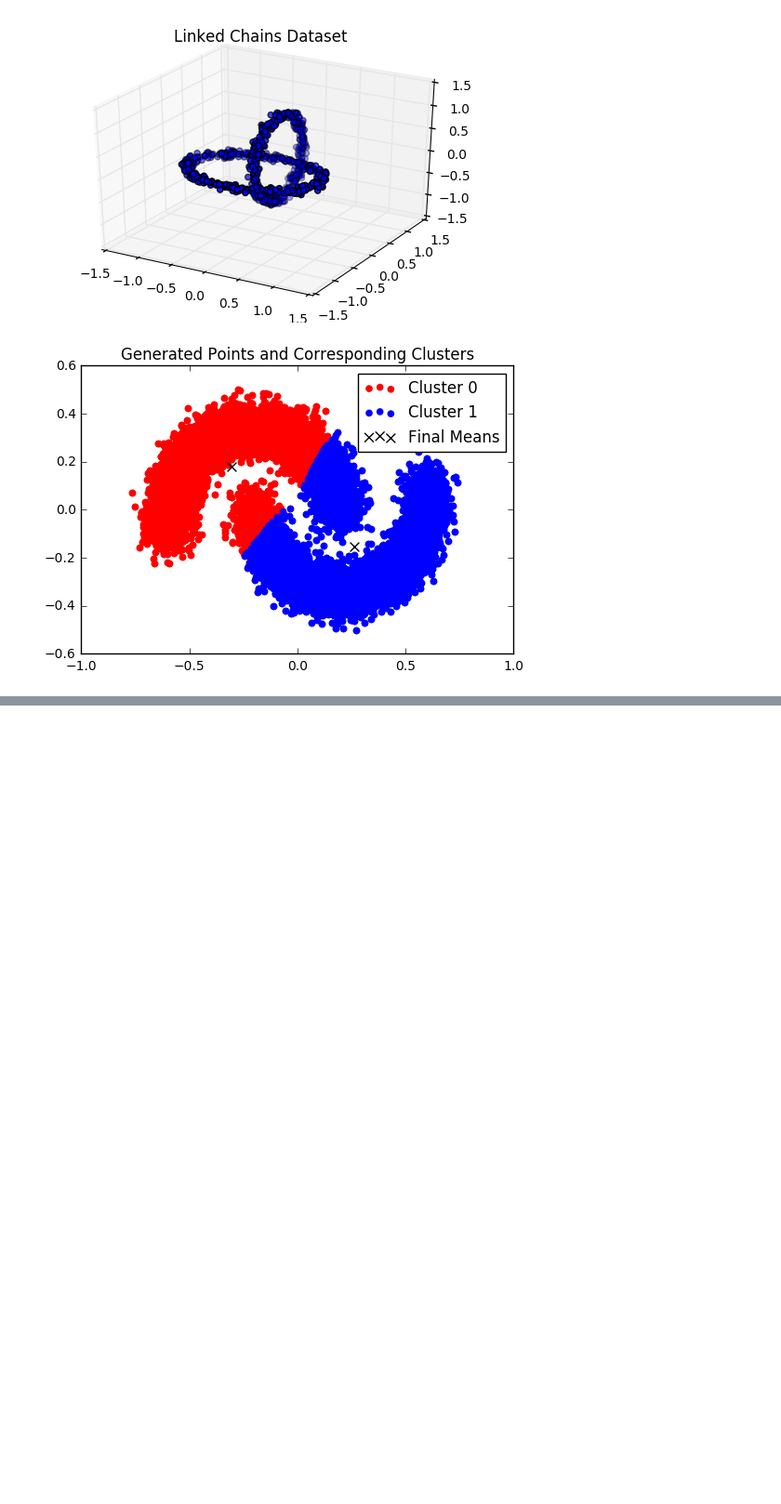
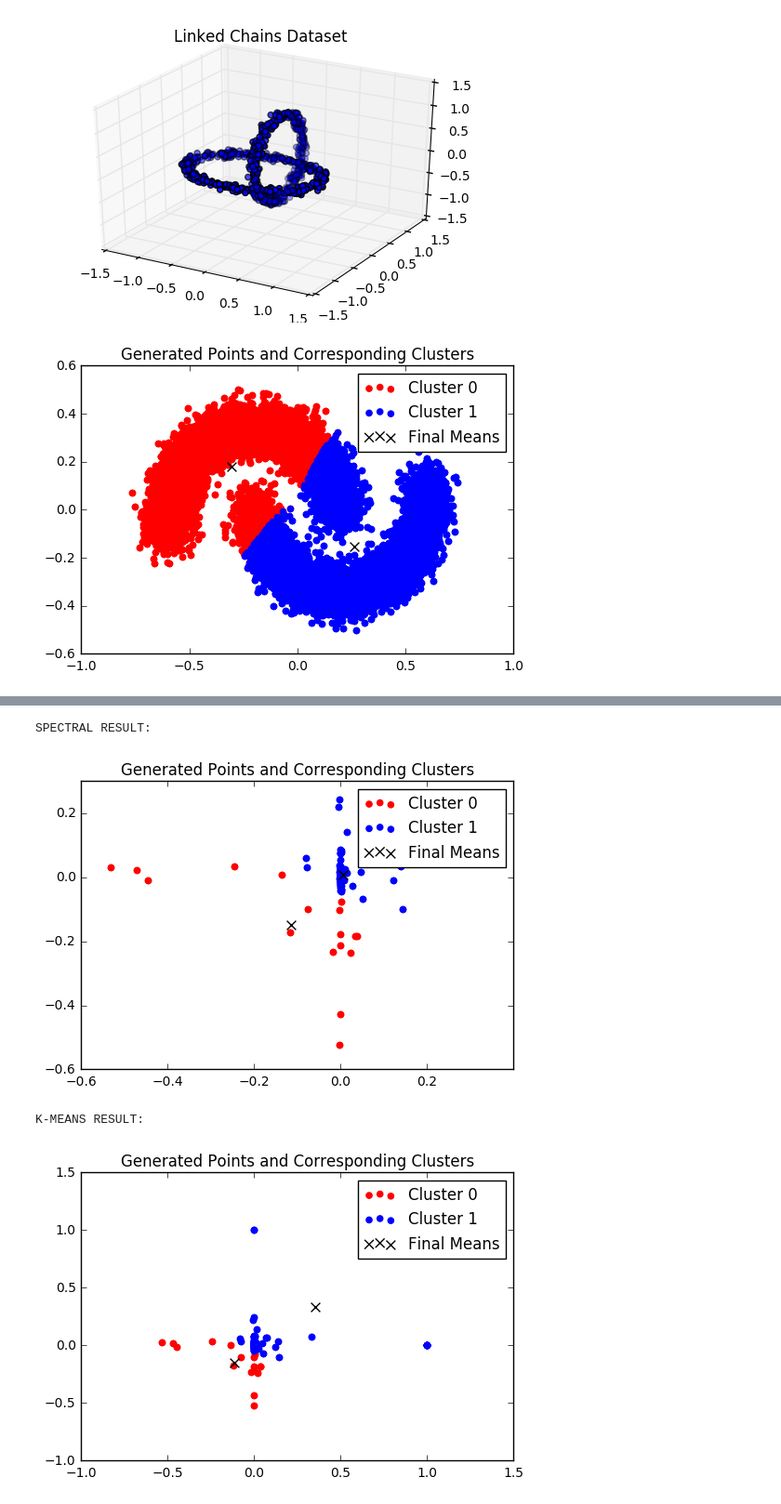
Before and after one commit to atreyamisra/EE379K, a Jupyter notebook: Lab 6/Lab 6.ipynb, the cells around one changed output, grey strips where cells are left out. Shown: that part at 93% size. Drawn from its saved outputs; the diff is of its cells as text; code cells hidden in the pictures; blank space fills up the shorter version.

```diff
--- a/Lab 6/Lab 6.ipynb
+++ b/Lab 6/Lab 6.ipynb
@@ -365,0 +529,11 @@ display()
+# %%
+spectralCluster(g, 2)
+
+kMeans(g, 2)
+print "K-MEANS RESULT:"
+display()
+# %% [output]
+SPECTRAL RESULT:
+[figure, added]
+K-MEANS RESULT:
+[figure, added]
```
Also changed, not shown: parts of 4 cells of this notebook.
